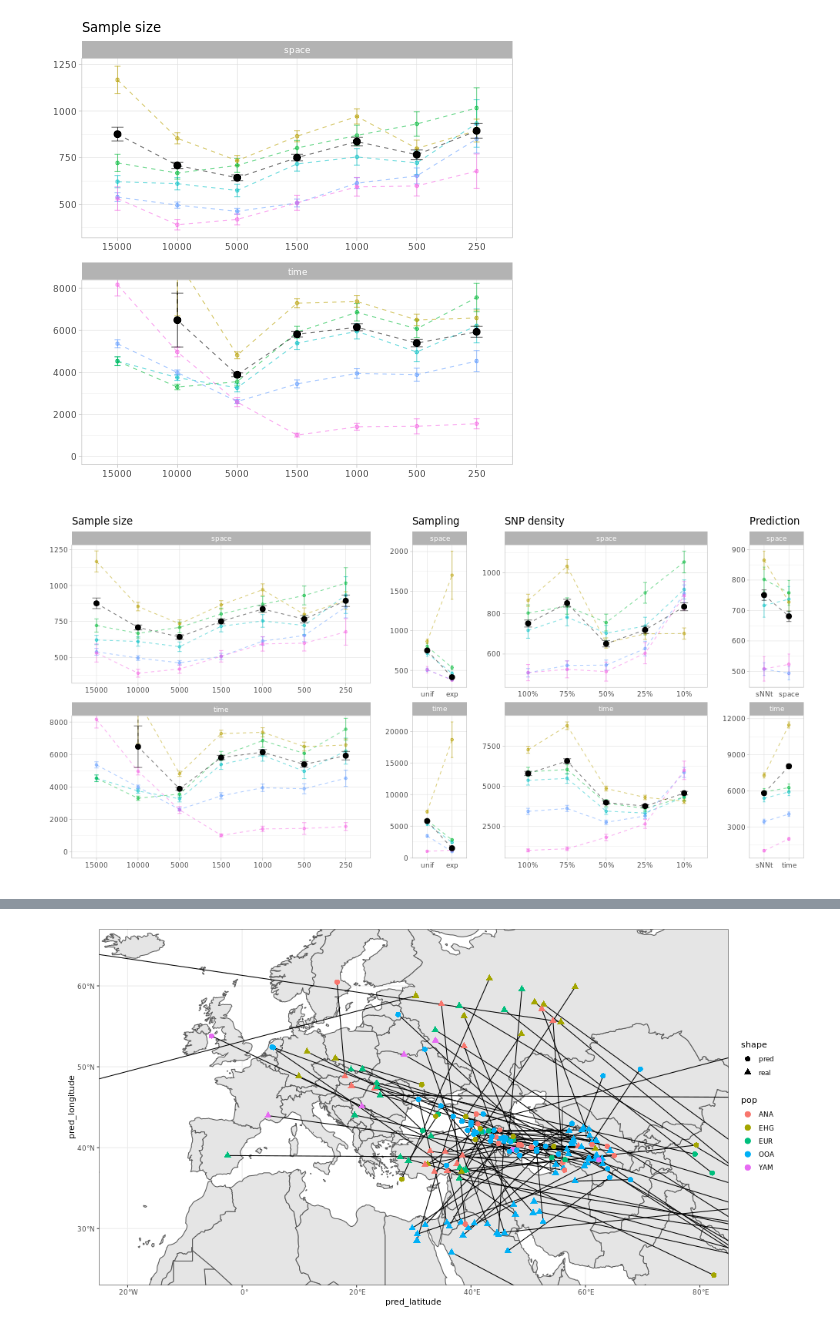
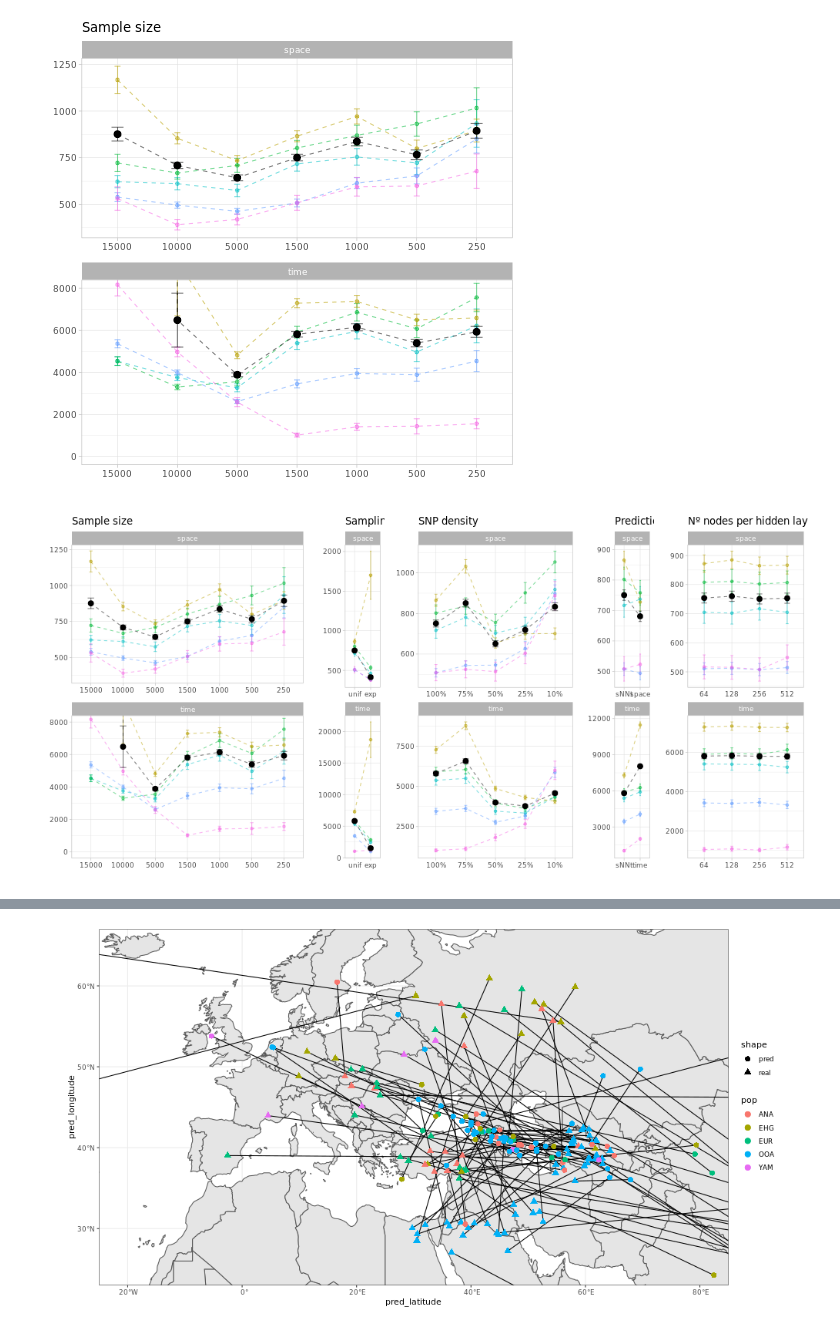
Before and after one commit to MoiColl/spaceNNtime, a Jupyter notebook: backup/jupyternotebooks/spaceNNtime_simulations.ipynb, the cells around one changed output, grey strips where cells are left out. Saved outputs shown, nothing was run; the diff lists cells and outputs as text; code cells hidden in the pictures.

```diff
--- a/backup/jupyternotebooks/spaceNNtime_simulations.ipynb
+++ b/backup/jupyternotebooks/spaceNNtime_simulations.ipynb
@@ -613,6 +614,6 @@ plot_errors(all_scenarios_per_pop, all_scenarios_all, filter_pop, exp_to_plot, l
 # %%
 %%R -w 1000
 
-plot_grid(p1, p2, p3, p4, nrow = 1, rel_widths = c(7, 2, 5, 2))
+plot_grid(p1, p2, p3, p4, p10, nrow = 1, rel_widths = c(7, 2, 5, 2, 4))
 # %% [output]
-[figure, old version]
+[figure, new version]
```
Also changed, not shown: parts of 6 cells of this notebook.
